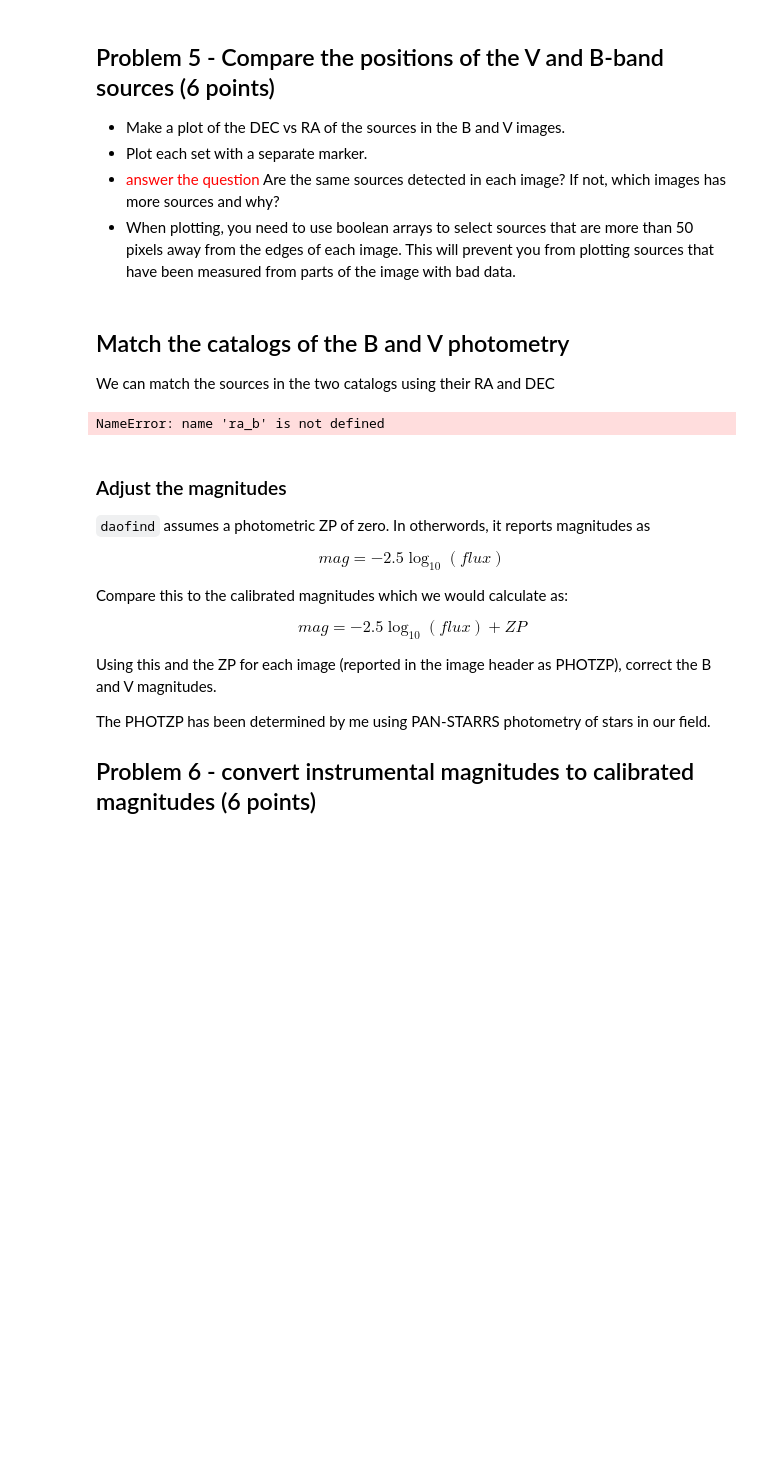
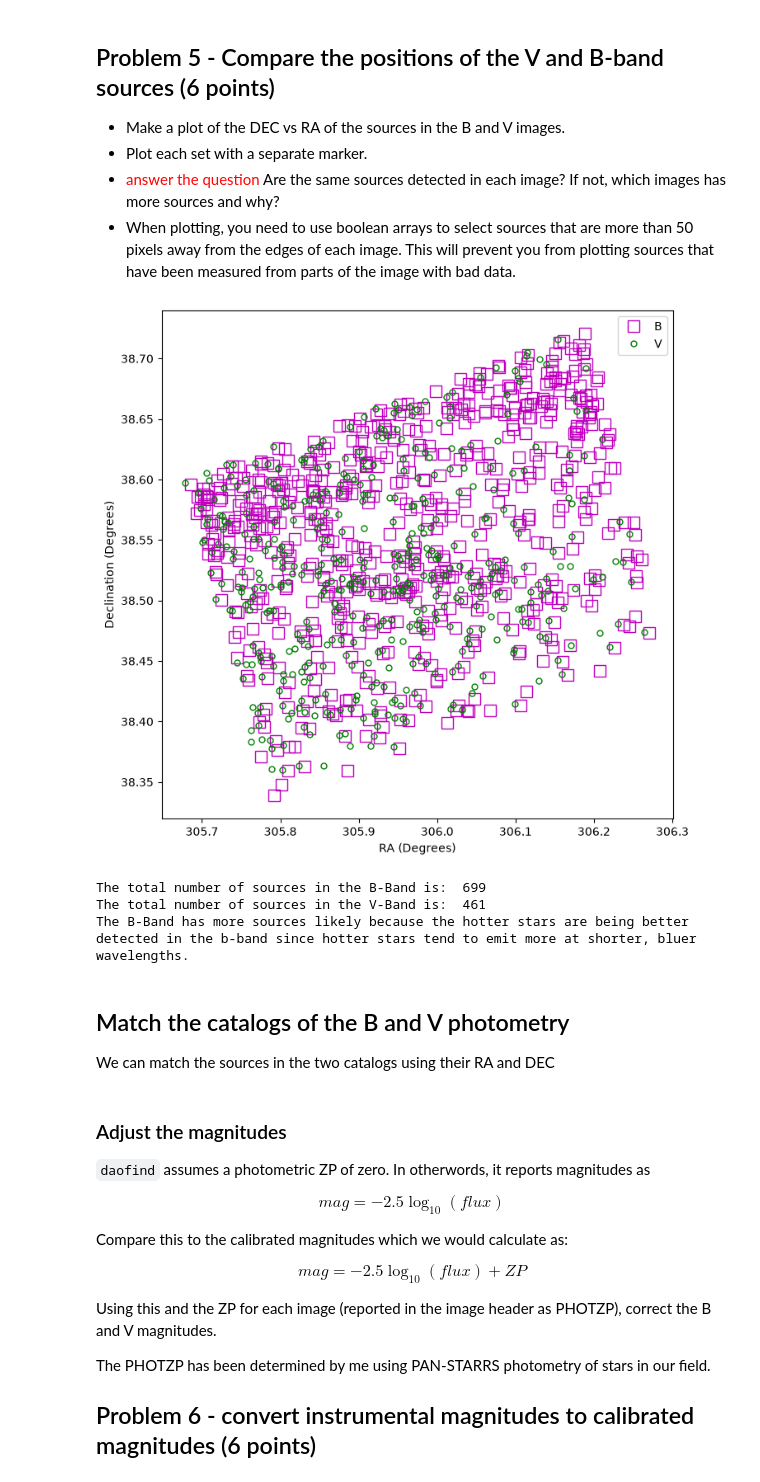
Before and after one commit to pbhakta04/Reductionproject_student, a Jupyter notebook: cluster_photometry_student.ipynb, the cells around one changed output. Drawn from its saved outputs; the diff is of its cells as text; code cells hidden in the pictures; blank space fills up the shorter version.

```diff
--- a/cluster_photometry_student.ipynb
+++ b/cluster_photometry_student.ipynb
@@ -539,29 +539,50 @@ Text(0.5, 1.0, 'V-band')
 # %%
 #*************************
 # make a plot of the RA and DEC of the sources in the B and V images
 
 #select sources away from image boundary in B-band image
 #boolean flags for good positions in the B and V-band images
-noedgeflag_b =
-noedgeflag_v =
+#okay so the boolean flags are like the inequalities in the stellar-spectral analysis lab; use data_b.shape[0] and data_b.shape[1] for the left and right sides of the
+#image--subtract 50 from them
+#also need to use the sources_b['xcentriod'] and the sources_b['ycentroid']
+noedgeflag_b = ((sources_b['ycentroid'] > 50) & (sources_b['xcentroid'] > 50) & (sources_b['xcentroid'] < data_b.shape[1] - 50) & (sources_b['ycentroid'] < data_b.shape[0] - 50))
+#and then the same thing for the v-band
+noedgeflag_v = ((sources_g['ycentroid'] > 50) & (sources_g['xcentroid'] > 50) & (sources_g['xcentroid'] < data_g.shape[1] - 50) & (sources_g['ycentroid'] < data_g.shape[0] - 50))
 
 
 # open a figure
-plt.figure()
+plt.figure(figsize=(8,8))
 
 # plot the positions of the B sources
-plt.plot(,,'ms',mfc='None',markersize=10,label='B')
+plt.plot(ra_b[noedgeflag_b], dec_b[noedgeflag_b],'ms',mfc='None',markersize=10,label='B')
 
 # plot the positions of the V sources
-plt.plot(,,'g.',mfc='None',markersize=10,label='V')
+plt.plot(ra_g[noedgeflag_v], dec_g[noedgeflag_v],'g.',mfc='None',markersize=10,label='V')
 
 # add a legend
+plt.legend()
+# label your x axis
+plt.xlabel('RA (Degrees)')
+# label your y axis
+plt.ylabel('Declination (Degrees)')
+# save your plot
+plt.savefig('M29_B_vs_G_Source_Positions.png')
+plt.show()
 
-# label your x axis
+#need to show if the same amount of sources are detected or not.
+#just looking at the plot, i feel like there more sources detected in the b-band, but I can't be 100% sure about that so we're going to find the values numerically just using np.sum
+total_b_sources = np.sum(noedgeflag_b)
+total_v_sources = np.sum(noedgeflag_v)
 
-# label your y axis
-
-# save your plot
+print('The total number of sources in the B-Band is: ', total_b_sources)
+print('The total number of sources in the V-Band is: ', total_v_sources)
+#okay so I was correct about the b-band having more sources
+print('The B-Band has more sources likely because the hotter stars are being better detected in the b-band since hotter stars tend to emit more at shorter, bluer wavelengths.')
+# %% [output]
+[figure, added]
+The total number of sources in the B-Band is:  699
+The total number of sources in the V-Band is:  461
+The B-Band has more sources likely because the hotter stars are being better detected in the b-band since hotter stars tend to emit more at shorter, bluer wavelengths.
 # %% [markdown]
 ## Match the catalogs of the B and V photometry
 
@@ -572,7 +593,7 @@ from astropy import units as u
 # %%
 #this creates a SkyCoord object containing the B and V catalogs
 b_catalog = SkyCoord(ra=ra_b*u.degree, dec=dec_b*u.degree)
-v_catalog = SkyCoord(ra=ra_v*u.degree, dec=dec_v*u.degree)
+v_catalog = SkyCoord(ra=ra_g*u.degree, dec=dec_g*u.degree) #had to change to ra_g and dec_g because that's what i had them named earlier
 
 #this matches the two catalogs and outputs an array of indices, idx that when passed to v_catalog
 #gives the ids of the match sources in the b_catalog.
@@ -583,9 +604,7 @@ idx, d2d, d3d = b_catalog.match_to_catalog_sky(v_catalog)
 # matching stars in a globular cluster
 matchflag = d2d < 2./3600*u.deg
 bmag = sources_b['mag'][matchflag]
-vmag = sources_v['mag'][idx[matchflag]]
+vmag = sources_g['mag'][idx[matchflag]]
-# %% [output]
-NameError: name 'ra_b' is not defined
 # %% [markdown]
 ### Adjust the magnitudes
 
```
Also changed, not shown: parts of 6 cells of this notebook.
